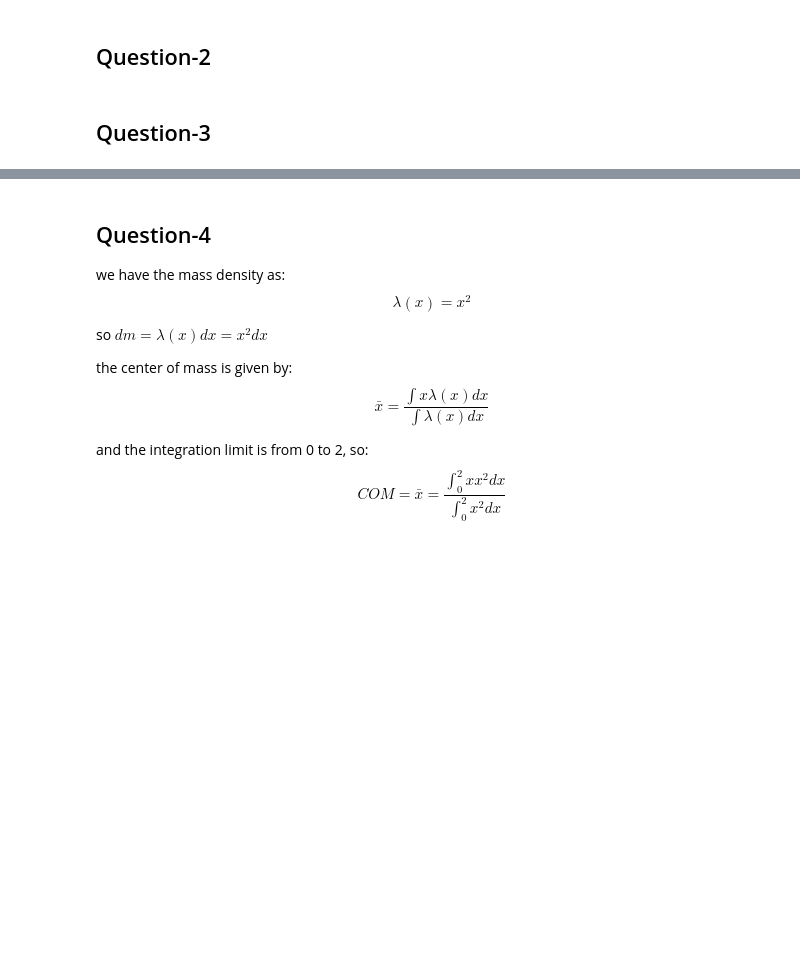
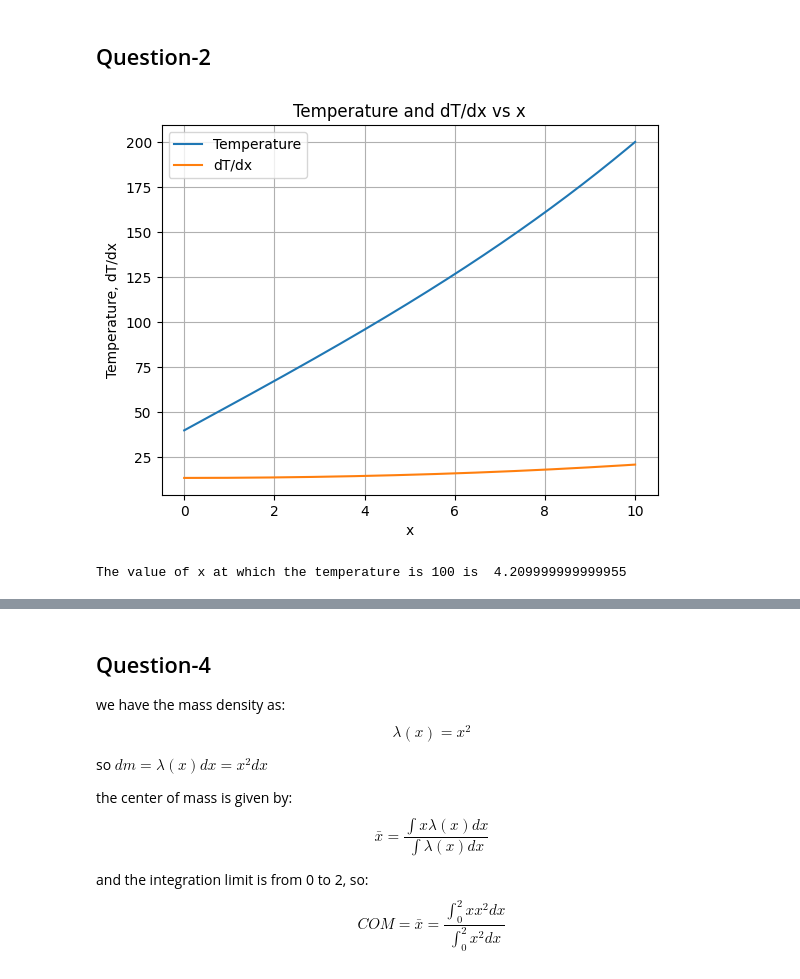
Before and after one commit to ananthapadmanabhan18/P452_Computational_Physics, a Jupyter notebook: Midsem/Midsem_answers.ipynb, the cells around one changed output, grey strips where cells are left out. Saved outputs shown, nothing was run; the diff lists cells and outputs as text; code cells hidden in the pictures; blank space fills up the shorter version.

```diff
--- a/Midsem/Midsem_answers.ipynb
+++ b/Midsem/Midsem_answers.ipynb
@@ -28,4 +74,2 @@ The solution using Newton Raphson method is:  2.623140335436253 Obtained in  3
 # %% [markdown]
 ## Question-2
-# %% [markdown]
-## Question-3
@@ -31,0 +96,19 @@ The solution using Newton Raphson method is:  2.623140335436253 Obtained in  3
+# %%
+import matplotlib.pyplot as plt
+plt.plot(xlist_qn2,ylist_qn2[0],label='Temperature')
+plt.plot(xlist_qn2,ylist_qn2[1],label='dT/dx')
+plt.xlabel('x')
+plt.ylabel('Temperature, dT/dx')
+plt.legend()
+plt.title('Temperature and dT/dx vs x')
+plt.grid()
+plt.show()
+# %% [output]
+[figure, added]
+# %%
+for i in range(len(xlist_qn2)):
+    if abs(100 - ylist_qn2[0][i]) < 1:
+        print("The value of x at which the temperature is 100 is ", xlist_qn2[i],"m")
+        break
+# %% [output]
+The value of x at which the temperature is 100 is  4.209999999999955
```
Also changed, not shown: parts of 4 cells of this notebook, 1 other file.
